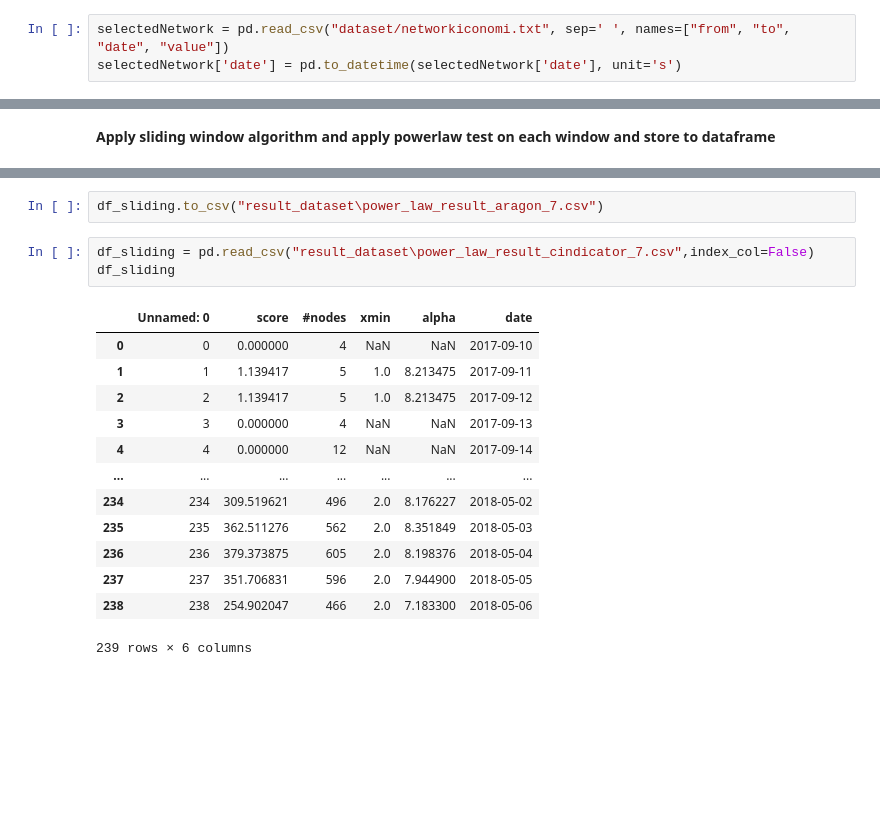
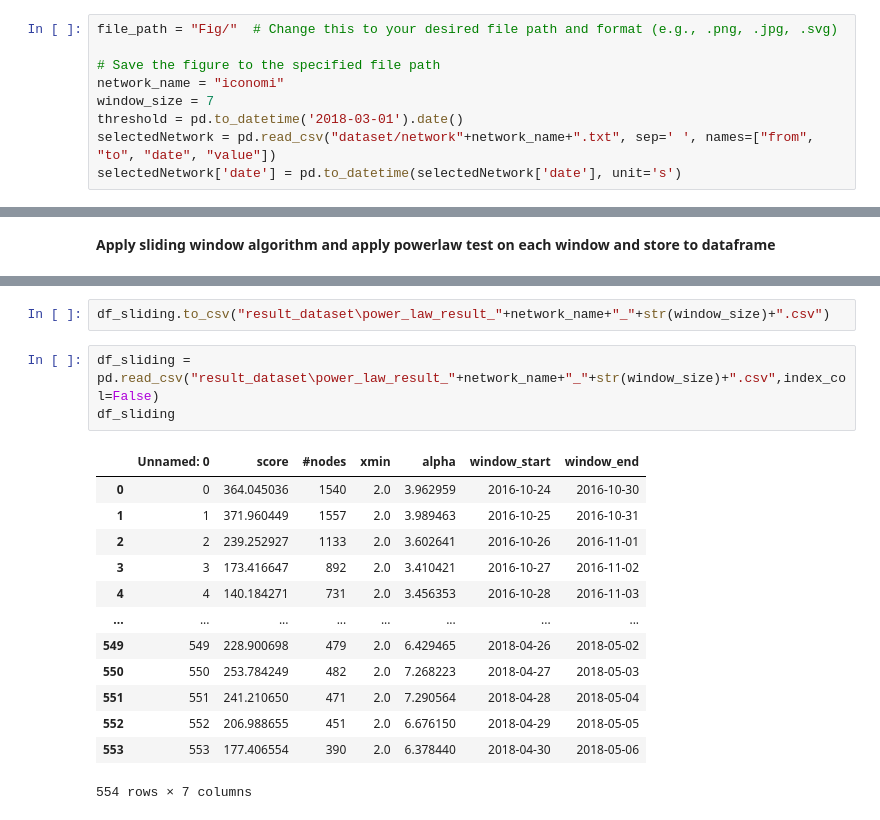
Before and after one commit to cakcora/GraphTransport, a Jupyter notebook: PowerLawUti.ipynb, the cells around one changed output, grey strips where cells are left out. Saved outputs shown, nothing was run; the diff lists cells and outputs as text; blank space fills up the shorter version.

```diff
--- a/PowerLawUti.ipynb
+++ b/PowerLawUti.ipynb
@@ -19,7 +24,13 @@ warnings.filterwarnings("ignore")
 # %% [markdown]
 # Powerlaw test for network
 # %%
-selectedNetwork = pd.read_csv("dataset/networkiconomi.txt", sep=' ', names=["from", "to", "date", "value"])
+file_path = "Fig/"  # Change this to your desired file path and format (e.g., .png, .jpg, .svg)
+
+# Save the figure to the specified file path
+network_name = "iconomi"
+window_size = 7
+threshold = pd.to_datetime('2018-03-01').date()
+selectedNetwork = pd.read_csv("dataset/network"+network_name+".txt", sep=' ', names=["from", "to", "date", "value"])
 selectedNetwork['date'] = pd.to_datetime(selectedNetwork['date'], unit='s')
 # %%
 selectedNetwork
@@ -460,19 +498,19 @@ xmin progress: 90%
 # %%
-df_sliding.to_csv("result_dataset\power_law_result_aragon_7.csv")
+df_sliding.to_csv("result_dataset\power_law_result_"+network_name+"_"+str(window_size)+".csv")
 # %%
-df_sliding = pd.read_csv("result_dataset\power_law_result_cindicator_7.csv",index_col=False)
+df_sliding = pd.read_csv("result_dataset\power_law_result_"+network_name+"_"+str(window_size)+".csv",index_col=False)
 df_sliding
 # %% [output]
-|  | Unnamed: 0 | score | #nodes | xmin | alpha | date |
-| 0 | 0 | 0.000000 | 4 | NaN | NaN | 2017-09-10 |
-| 1 | 1 | 1.139417 | 5 | 1.0 | 8.213475 | 2017-09-11 |
-| 2 | 2 | 1.139417 | 5 | 1.0 | 8.213475 | 2017-09-12 |
-| 3 | 3 | 0.000000 | 4 | NaN | NaN | 2017-09-13 |
-| 4 | 4 | 0.000000 | 12 | NaN | NaN | 2017-09-14 |
-| ... | ... | ... | ... | ... | ... | ... |
-| 234 | 234 | 309.519621 | 496 | 2.0 | 8.176227 | 2018-05-02 |
-| 235 | 235 | 362.511276 | 562 | 2.0 | 8.351849 | 2018-05-03 |
-| 236 | 236 | 379.373875 | 605 | 2.0 | 8.198376 | 2018-05-04 |
-| 237 | 237 | 351.706831 | 596 | 2.0 | 7.944900 | 2018-05-05 |
-| 238 | 238 | 254.902047 | 466 | 2.0 | 7.183300 | 2018-05-06 |
+|  | Unnamed: 0 | score | #nodes | xmin | alpha | window_start | window_end |
+| 0 | 0 | 364.045036 | 1540 | 2.0 | 3.962959 | 2016-10-24 | 2016-10-30 |
+| 1 | 1 | 371.960449 | 1557 | 2.0 | 3.989463 | 2016-10-25 | 2016-10-31 |
+| 2 | 2 | 239.252927 | 1133 | 2.0 | 3.602641 | 2016-10-26 | 2016-11-01 |
+| 3 | 3 | 173.416647 | 892 | 2.0 | 3.410421 | 2016-10-27 | 2016-11-02 |
+| 4 | 4 | 140.184271 | 731 | 2.0 | 3.456353 | 2016-10-28 | 2016-11-03 |
+| ... | ... | ... | ... | ... | ... | ... | ... |
+| 549 | 549 | 228.900698 | 479 | 2.0 | 6.429465 | 2018-04-26 | 2018-05-02 |
+| 550 | 550 | 253.784249 | 482 | 2.0 | 7.268223 | 2018-04-27 | 2018-05-03 |
+| 551 | 551 | 241.210650 | 471 | 2.0 | 7.290564 | 2018-04-28 | 2018-05-04 |
+| 552 | 552 | 206.988655 | 451 | 2.0 | 6.676150 | 2018-04-29 | 2018-05-05 |
+| 553 | 553 | 177.406554 | 390 | 2.0 | 6.378440 | 2018-04-30 | 2018-05-06 |
-239 rows × 6 columns
+554 rows × 7 columns
```
Also changed, not shown: parts of 34 cells of this notebook, 2 other files.
